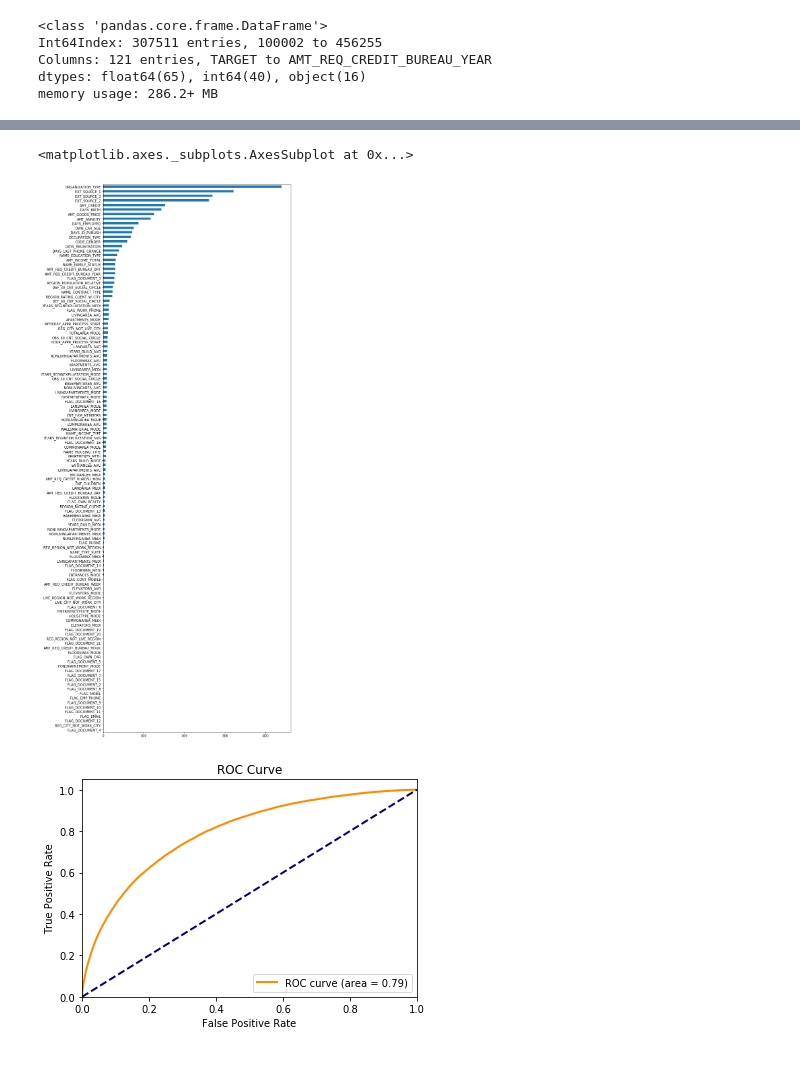
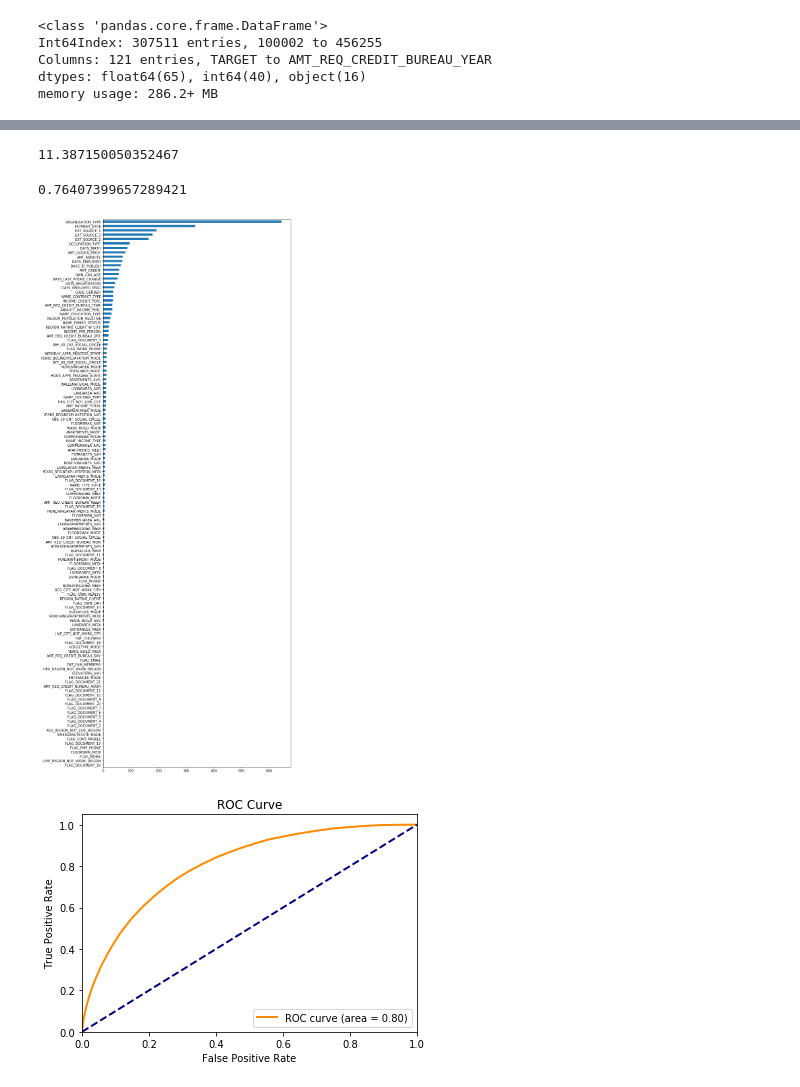
Before and after one commit to jack89roberts/kaggle-home-credit-default-risk, a Jupyter notebook: home_credit_default_risk.ipynb, the cells around one changed output, grey strips where cells are left out. Saved outputs shown, nothing was run; the diff lists cells and outputs as text; code cells hidden in the pictures.

```diff
--- a/home_credit_default_risk.ipynb
+++ b/home_credit_default_risk.ipynb
@@ -465,4 +472,7 @@ memory usage: 286.2+ MB
 # %%
+# convert columns to categorical so can be treated automatically by lightgbm
+dtypes = df.dtypes
+cols_categ = dtypes[dtypes=='object'].index.tolist()
 for col in cols_categ:
     df[col] = df[col].astype('category')
 
@@ -475,0 +486,5 @@ memory usage: 253.4 MB
+# %%
+# set strange days employed values to nan
+df.DAYS_EMPLOYED.plot.hist(bins=100)
+display(df.DAYS_EMPLOYED.describe())
+df['DAYS_EMPLOYED'].replace(365243, np.nan, inplace= True)
@@ -476,10 +502,21 @@ memory usage: 253.4 MB
+# %%
+# choose increased weight for target=1 samples to help class imbalance
+target_counts = df.TARGET.value_counts()
+targ1_weight = target_counts[0]/target_counts[1]
+targ1_weight
+# %% [output]
+11.387150050352467
 # %%
+# cv score
 y_true = df.TARGET
 X = df.drop('TARGET',axis=1)
 
-train_data = lgb.Dataset(X, label=y_true)
+weights = df.TARGET.replace({0:1, 1:targ1_weight}).values
+train_data = lgb.Dataset(X, label=y_true, weight=weights)
 
 param = {'objective':'binary', 'metric':'auc'}
 
 bst = lgb.cv(param, train_data)
 bst['auc-mean'][-1]
+# %% [output]
+0.76407399657289421
@@ -488,11 +523,17 @@ bst = lgb.train(param, train_data)
 # %%
+# train full dataset, plot feature importances
+bst = lgb.train(param, train_data)
+
+plt.figure()
+plot_roc_curve(y_true, bst.predict(X))
+
 plt.figure(figsize=(10,30))
-feat_imp = pd.Series(bst.feature_importance(),index=bst.feature_name())
-feat_imp.sort_values().plot.barh()
+
+feat_imp = pd.DataFrame({'split':bst.feature_importance(importance_type='split'),
+                         'gain':bst.feature_importance(importance_type='gain')},
+                        index=bst.feature_name())
+
+feat_imp['split'].sort_values().plot.barh()
 # %% [output]
-<matplotlib.axes._subplots.AxesSubplot at 0x...>
-[figure, old version]
+[figure, new version]
+[figure, added]
-# %%
-plot_roc_curve(y_true, bst.predict(X))
-# %% [output]
-[figure, removed]
```
Also changed, not shown: parts of 14 cells of this notebook, 4 other files.
